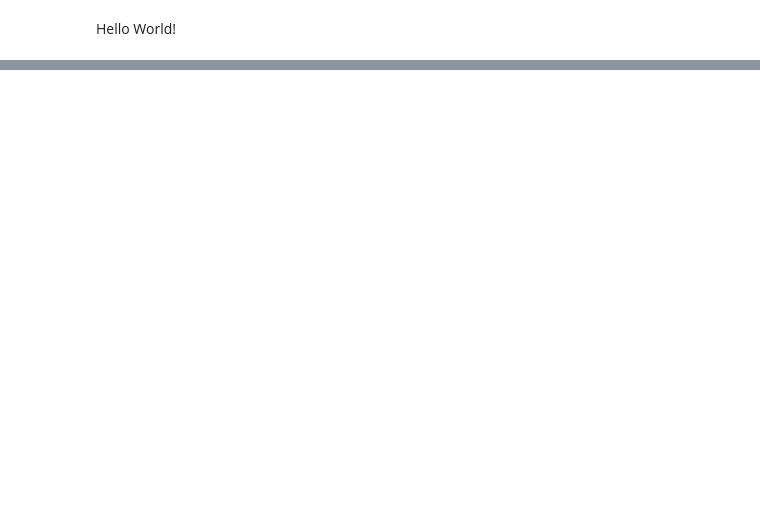
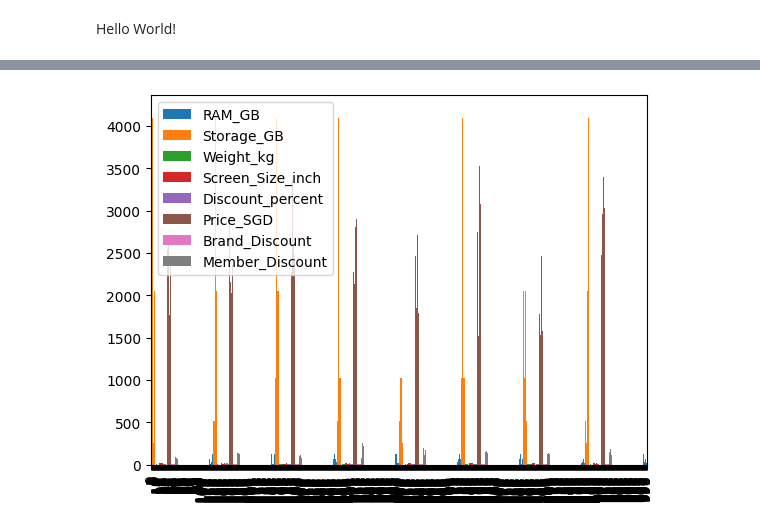
Before and after one commit to qiterri/ADALL_github, a Jupyter notebook: Main.ipynb, the cells around one changed output, grey strips where cells are left out. Drawn from its saved outputs; the diff is of its cells as text; code cells hidden in the pictures; blank space fills up the shorter version.

```diff
--- a/Main.ipynb
+++ b/Main.ipynb
@@ -24,3 +24,7 @@ Successfully loaded data from GitHub!
 # %%
 # plot each df graph
 import matplotlib.pyplot as plt
+df.plot(kind='bar')
+plt.show()
+# %% [output]
+[figure, added]
```
